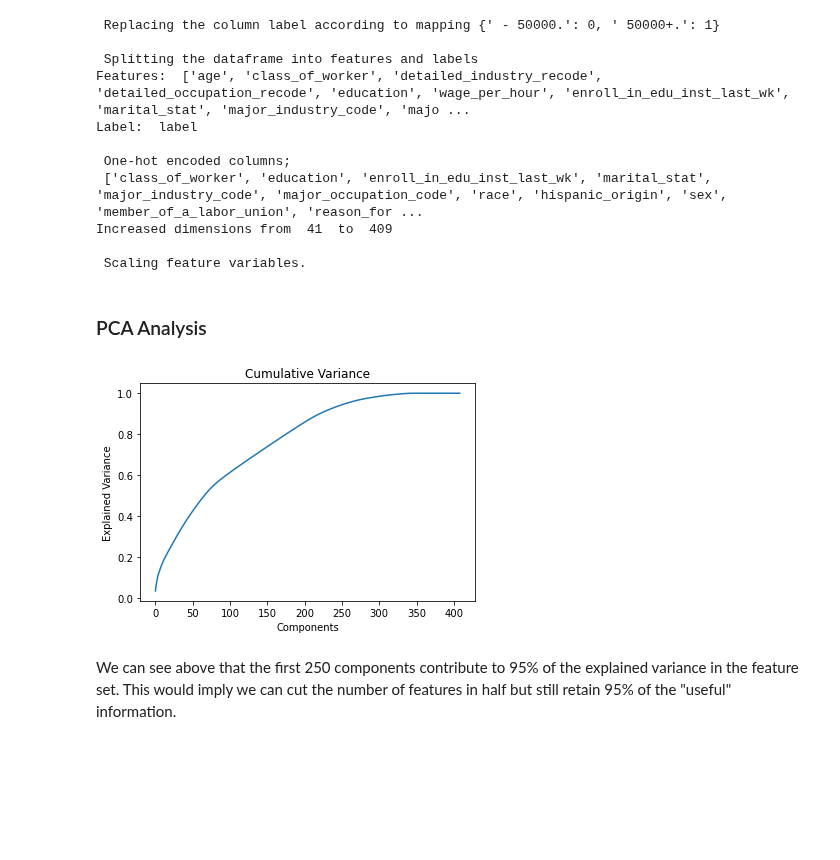
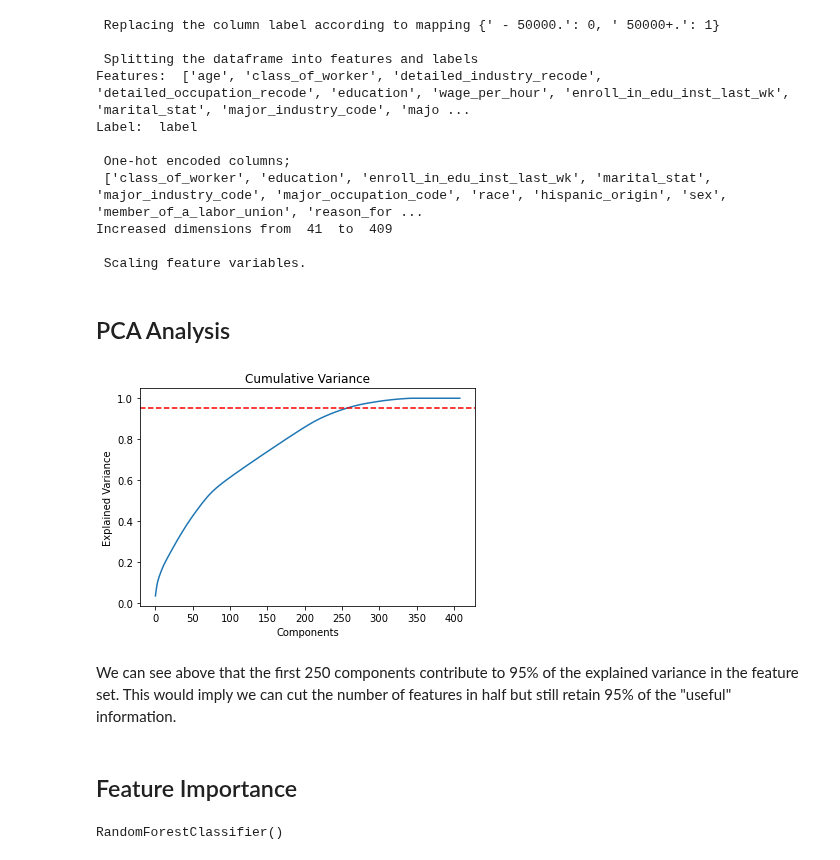
Before and after one commit to jackapbutler/us-census, a Jupyter notebook: eda.ipynb, the cells around one changed output. Drawn from its saved outputs; the diff is of its cells as text; code cells hidden in the pictures; blank space fills up the shorter version.

Commit message:
adds feature importance eda

```diff
--- a/eda.ipynb
+++ b/eda.ipynb
@@ -67,11 +70,18 @@ Increased dimensions from  41  to  409
 
  Scaling feature variables.
 # %% [markdown]
-### PCA Analysis
+## PCA Analysis
-# %%
-pca = sk_decomp.PCA().fit(X)
-processing.plot_pca(pca)
-# %% [output]
-[figure, removed]
+# %%
+PCA = sk_decomp.PCA().fit(X)
+plt.plot(np.cumsum(PCA.explained_variance_ratio_))
+plt.ylabel("Explained Variance")
+plt.xlabel("Components")
+plt.title("Cumulative Variance")
+plt.axhline(y=0.95, color="red", linestyle="--")
+plt.show()
+# %% [output]
+[figure, added]
 # %% [markdown]
 We can see above that the first 250 components contribute to 95% of the explained variance in the feature set. This would imply we can cut the number of features in half but still retain 95% of the "useful" information.
+# %% [markdown]
+## Feature Importance
@@ -77,0 +91,4 @@ We can see above that the first 250 components contribute to 95% of the explaine
+# %%
+forest.fit(X, y)
+# %% [output]
+RandomForestClassifier()
```
Also changed, not shown: parts of 8 cells of this notebook, 1 other file.
